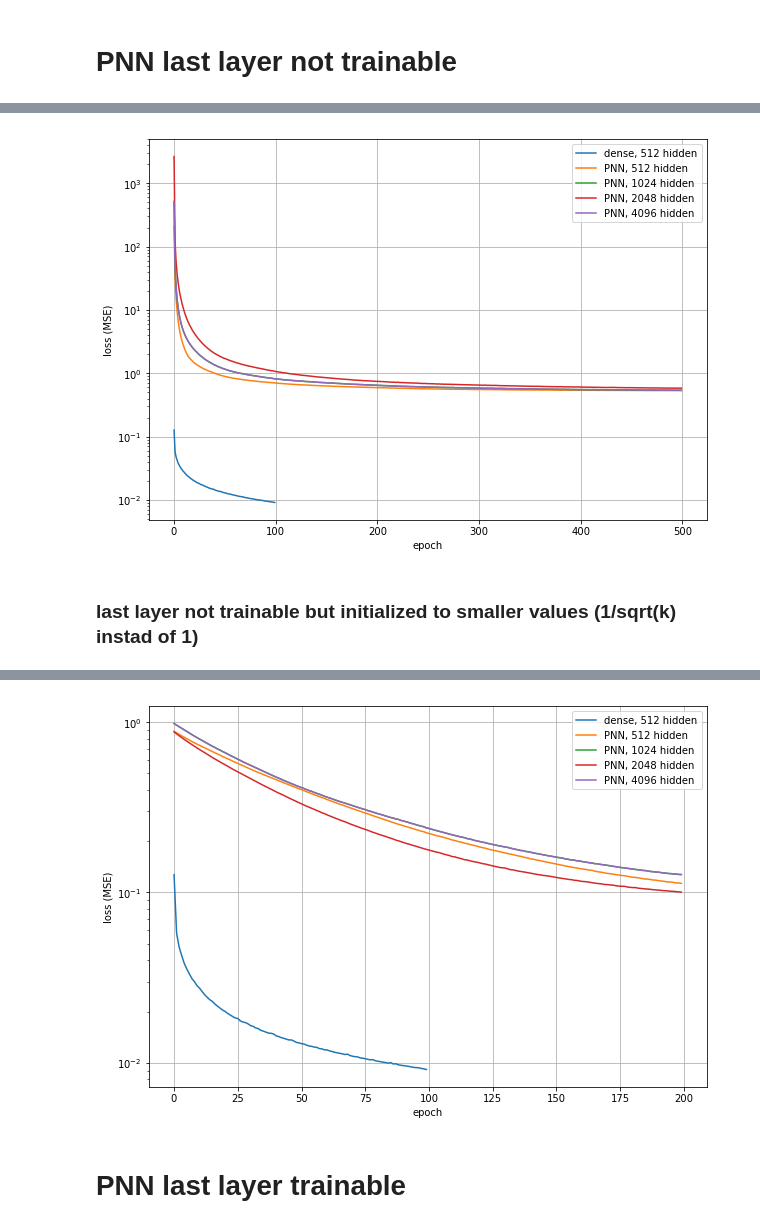
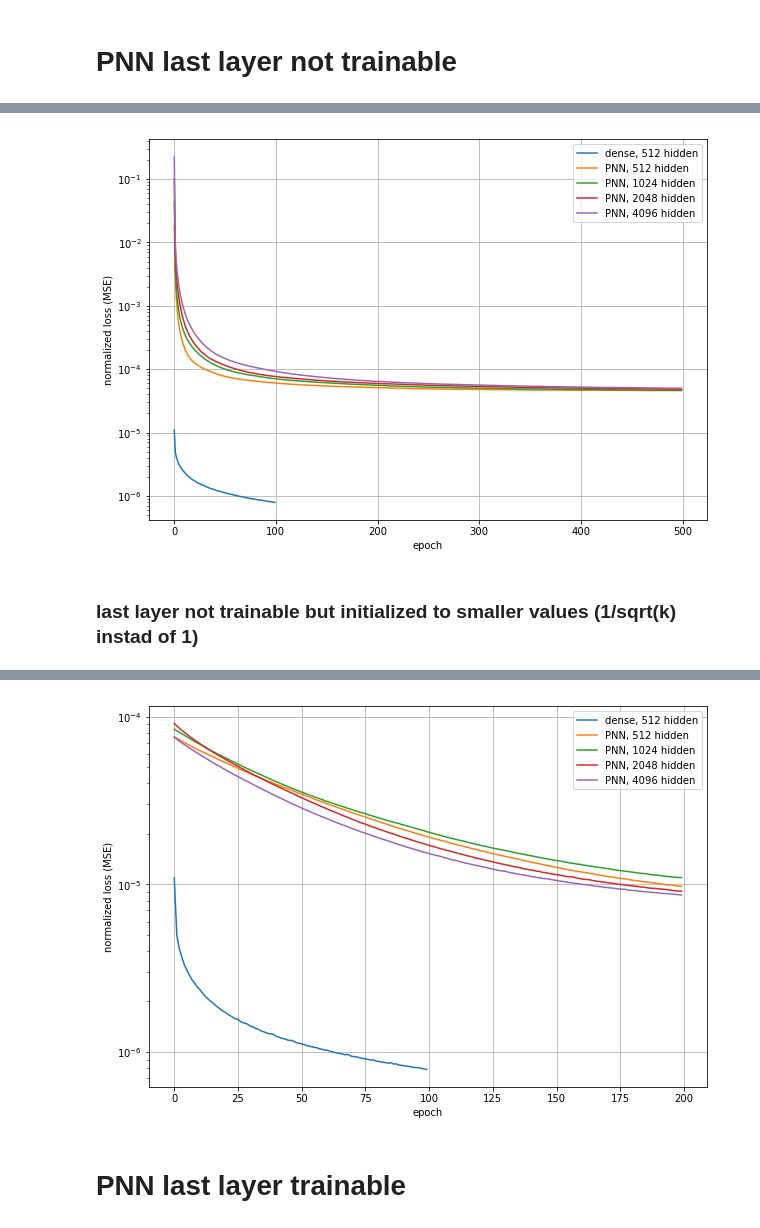
Before and after one commit to jessemzhang/porcupine_neural_networks, a Jupyter notebook: PNN_experiments_MNIST.ipynb, the cells around one changed output, grey strips where cells are left out. Cells and saved outputs as stored; diff of their text form; code cells hidden in the pictures.

Commit message:
fixed plots (and normalized loss)

```diff
--- a/PNN_experiments_MNIST.ipynb
+++ b/PNN_experiments_MNIST.ipynb
@@ -44,6 +44,9 @@ keep_inds_test = (mnist.test.labels == 0) | (mnist.test.labels == 1)
 Xtt = mnist.test.images[keep_inds_test]
 Ytt = mnist.test.labels[keep_inds_test].astype(float).reshape(-1, 1)
 Ytt[Ytt == 0] = -1
+
+Ytr_mse = np.sum(np.square(Ytr))
+Ytt_mse = np.sum(np.square(Ytt))
 # %% [output]
 Extracting MNIST_data/train-images-idx3-ubyte.gz
 Extracting MNIST_data/train-labels-idx1-ubyte.gz
@@ -198,22 +201,22 @@ loss1 = pickle.load(file('temp_MNIST/mlp_noreluout_lastlayernottrainable.pickle'
 loss2 = pickle.load(file('temp_MNIST/mlp_noreluout_lastlayernottrainable_PNN_hidden512.pickle', 'rb'))[0]
 loss3 = pickle.load(file('temp_MNIST/mlp_noreluout_lastlayernottrainable_PNN_hidden1024.pickle', 'rb'))[0]
 loss4 = pickle.load(file('temp_MNIST/mlp_noreluout_lastlayernottrainable_PNN_hidden2048.pickle', 'rb'))[0]
-loss4 = pickle.load(file('temp_MNIST/mlp_noreluout_lastlayernottrainable_PNN_hidden4096.pickle', 'rb'))[0]
+loss5 = pickle.load(file('temp_MNIST/mlp_noreluout_lastlayernottrainable_PNN_hidden4096.pickle', 'rb'))[0]
 
 plt.figure(figsize=(10, 7))
-plt.plot(loss1, label='dense, 512 hidden')
-plt.plot(loss2, label='PNN, 512 hidden')
-plt.plot(loss3, label='PNN, 1024 hidden')
-plt.plot(loss4, label='PNN, 2048 hidden')
-plt.plot(loss3, label='PNN, 4096 hidden')
+plt.plot(loss1/Ytr_mse, label='dense, 512 hidden')
+plt.plot(loss2/Ytr_mse, label='PNN, 512 hidden')
+plt.plot(loss3/Ytr_mse, label='PNN, 1024 hidden')
+plt.plot(loss4/Ytr_mse, label='PNN, 2048 hidden')
+plt.plot(loss5/Ytr_mse, label='PNN, 4096 hidden')
 plt.xlabel('epoch')
-plt.ylabel('loss (MSE)')
+plt.ylabel('normalized loss (MSE)')
 plt.legend()
 plt.grid()
 plt.yscale('log')
 plt.show()
 # %% [output]
-[figure, old version]
+[figure, new version]
 # %% [markdown]
 ### last layer not trainable but initialized to smaller values (1/sqrt(k) instad of 1)
 # %%
@@ -270,25 +273,25 @@ Test acc: 0.99858
 # %%
 # Plot all losses
 loss1 = pickle.load(file('temp_MNIST/mlp_noreluout_lastlayernottrainable.pickle', 'rb'))[0]
 loss2 = pickle.load(file('temp_MNIST/mlp_noreluout_lastlayernottrainable_PNN_hidden512_smallw2init.pickle', 'rb'))[0]
 loss3 = pickle.load(file('temp_MNIST/mlp_noreluout_lastlayernottrainable_PNN_hidden1024_smallw2init.pickle', 'rb'))[0]
 loss4 = pickle.load(file('temp_MNIST/mlp_noreluout_lastlayernottrainable_PNN_hidden2048_smallw2init.pickle', 'rb'))[0]
-loss4 = pickle.load(file('temp_MNIST/mlp_noreluout_lastlayernottrainable_PNN_hidden4096_smallw2init.pickle', 'rb'))[0]
+loss5 = pickle.load(file('temp_MNIST/mlp_noreluout_lastlayernottrainable_PNN_hidden4096_smallw2init.pickle', 'rb'))[0]
 
 plt.figure(figsize=(10, 7))
-plt.plot(loss1, label='dense, 512 hidden')
-plt.plot(loss2, label='PNN, 512 hidden')
-plt.plot(loss3, label='PNN, 1024 hidden')
-plt.plot(loss4, label='PNN, 2048 hidden')
-plt.plot(loss3, label='PNN, 4096 hidden')
+plt.plot(loss1/Ytr_mse, label='dense, 512 hidden')
+plt.plot(loss2/Ytr_mse, label='PNN, 512 hidden')
+plt.plot(loss3/Ytr_mse, label='PNN, 1024 hidden')
+plt.plot(loss4/Ytr_mse, label='PNN, 2048 hidden')
+plt.plot(loss5/Ytr_mse, label='PNN, 4096 hidden')
 plt.xlabel('epoch')
-plt.ylabel('loss (MSE)')
+plt.ylabel('normalized loss (MSE)')
 plt.legend()
 plt.grid()
 plt.yscale('log')
 plt.show()
 # %% [output]
-[figure, old version]
+[figure, new version]
 # %% [markdown]
 # PNN last layer trainable
 # %%
```
Also changed, not shown: parts of 1 cell of this notebook.
